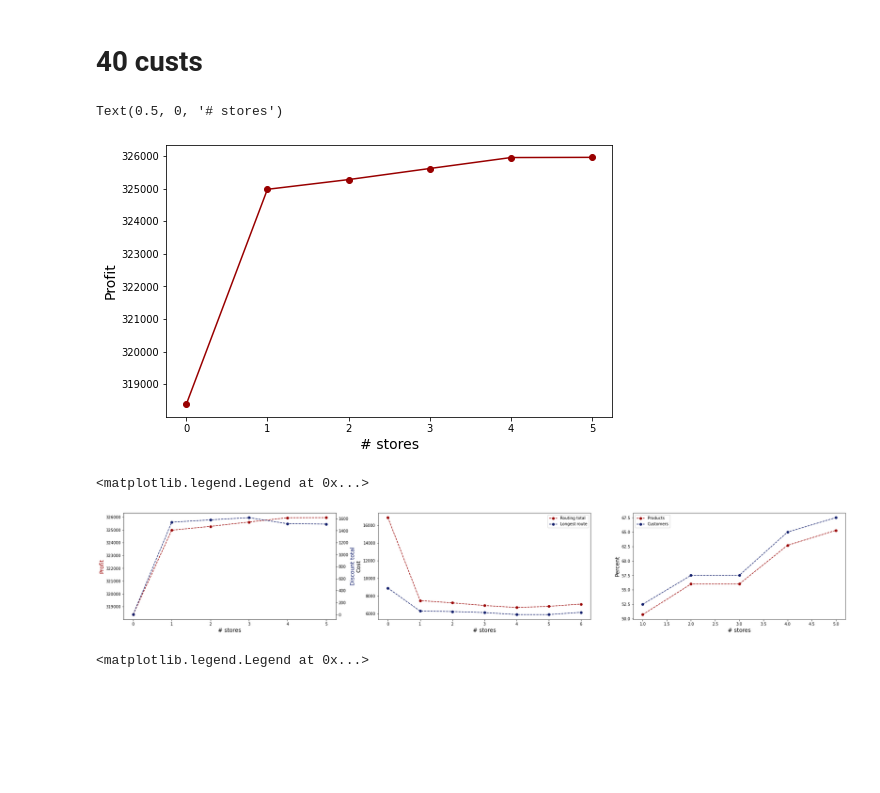
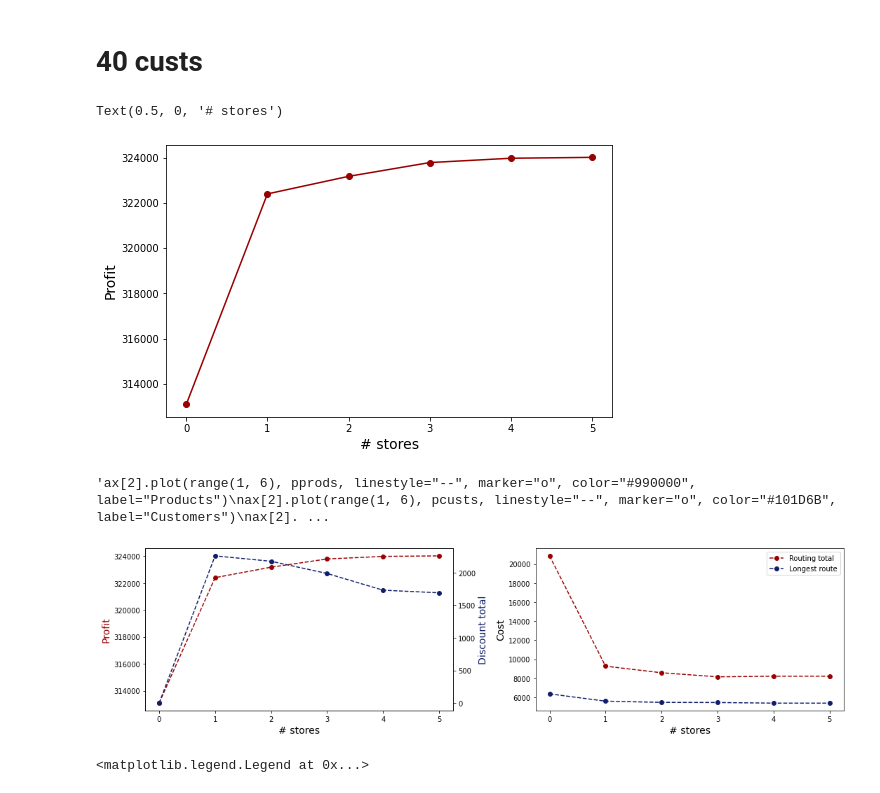
Before and after one commit to riabova/bilevel_pricing, a Jupyter notebook: code/python/plots.ipynb, the cells around one changed output. Saved outputs shown, nothing was run; the diff lists cells and outputs as text; code cells hidden in the pictures; blank space fills up the shorter version.

Commit message:
new plots for paper

```diff
--- a/code/python/plots.ipynb
+++ b/code/python/plots.ipynb
@@ -24,6 +24,7 @@ np.mean(r2 - r3)
 # 60 custs
 # %%
 intervals = [[489833, 490723], [494250, 494925], [494807, 495792], [495680, 496368], [496134, 496620], [496302, 496695], [496657, 497243]]
+intervals = [[313082, 317144], [322401, 322434], [323178, 323212], [323788, 323821], [323980, 324317], [324019, 324051]] #40 custs
 # %%
 #fig, ax = plt.subplots(figsize=(12, 7))
 #plt.plot([x[0] for x in intervals], range(7), linestyle="--", color="black")
@@ -100,6 +101,7 @@ plt.legend()
 # 40 custs
 # %%
 profits = [318382, 324980, 325278, 325618, 325954, 325960]
+profits = [x[0] for x in intervals]
 # %%
 fig,ax = plt.subplots(figsize=(8, 5))
 plt.plot(range(6), profits, 'ro-', color="#990000")
@@ -108,4 +110,4 @@ plt.ylabel("Profit", fontsize=14)
 plt.xlabel("# stores", fontsize=14)
 # %% [output]
 Text(0.5, 0, '# stores')
-[figure, old version]
+[figure, new version]
@@ -115,31 +114,35 @@ spent = [0, 1540, 1579, 1616, 1515, 1509]
+# %%
+rCosts = [20854.1, 9277.81, 8584.36, 8160.79, 8225.22, 8225.22]
+spent = [0, 2257, 2174, 1987, 1731, 1691]
 # %%
 # create figure and axis objects with subplots()
-fig,ax = plt.subplots(1, 3, figsize=(33, 5))
+fig,ax = plt.subplots(1, 2, figsize=(15, 4))
 # make a plot
 ax[0].plot(range(6), profits, color="#990000", marker="o", linestyle="--")
 # set x-axis label
 ax[0].set_xlabel("# stores", fontsize = 14)
 # set y-axis label
 ax[0].set_ylabel("Profit", color="#990000", fontsize=14)
 # twin object for two different y-axis on the sample plot
 ax2=ax[0].twinx()
 # make a plot with different y-axis using second axis object
 ax2.plot(range(6), spent, color="#101D6B", marker="o", linestyle="--")
 ax2.set_ylabel("Discount total",color="#101D6B",fontsize=14)
-ax[1].plot(range(7), rCosts, linestyle="--", marker="o", color="#990000", label="Routing total")
-ax[1].plot(range(7), lonRouts, linestyle="--", marker="o", color="#101D6B", label="Longest route")
+ax[1].plot(range(6), rCosts, linestyle="--", marker="o", color="#990000", label="Routing total")
+ax[1].plot(range(6), lonRouts, linestyle="--", marker="o", color="#101D6B", label="Longest route")
 ax[1].set_ylabel("Cost", fontsize=14)
 ax[1].set_xlabel("# stores", fontsize=14)
 ax[1].legend()
-ax[2].plot(range(1, 6), pprods, linestyle="--", marker="o", color="#990000", label="Products")
+fig.tight_layout()
+'''ax[2].plot(range(1, 6), pprods, linestyle="--", marker="o", color="#990000", label="Products")
 ax[2].plot(range(1, 6), pcusts, linestyle="--", marker="o", color="#101D6B", label="Customers")
 ax[2].set_xlabel("# stores", fontsize=14)
 ax[2].set_ylabel("Percent", fontsize=14)
 #ax[2].set(xlabel='# stores', ylabel='Percent')
-ax[2].legend()
+ax[2].legend()'''
 # save the plot as a file
 #fig.savefig('two_different_y_axis_for_single_python_plot_with_twinx.jpg', format='jpeg', dpi=100, bbox_inches='tight')
 # %% [output]
-<matplotlib.legend.Legend at 0x...>
+'ax[2].plot(range(1, 6), pprods, linestyle="--", marker="o", color="#990000", label="Products")\nax[2].plot(range(1, 6), pcusts, linestyle="--", marker="o", color="#101D6B", label="Customers")\nax[2]. ...
-[figure, old version]
+[figure, new version]
 # %%
```
Also changed, not shown: parts of 4 cells of this notebook, 32 other files.
